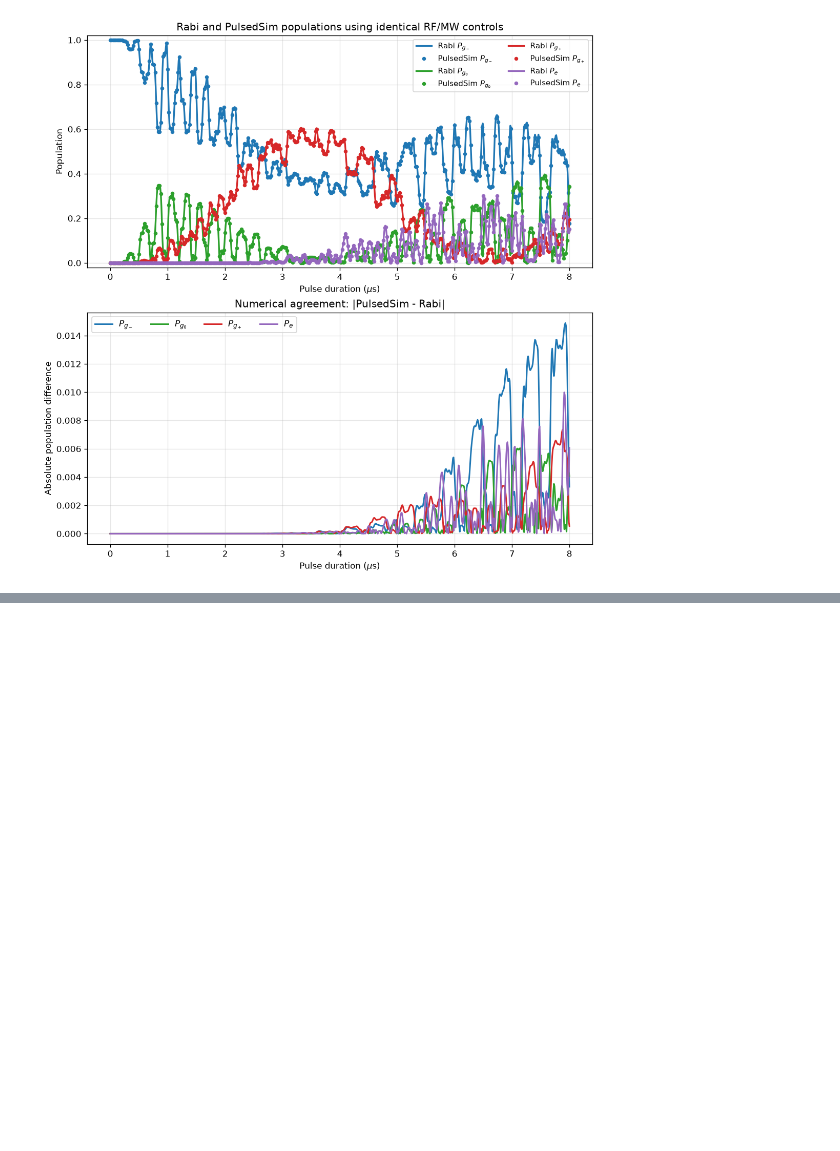
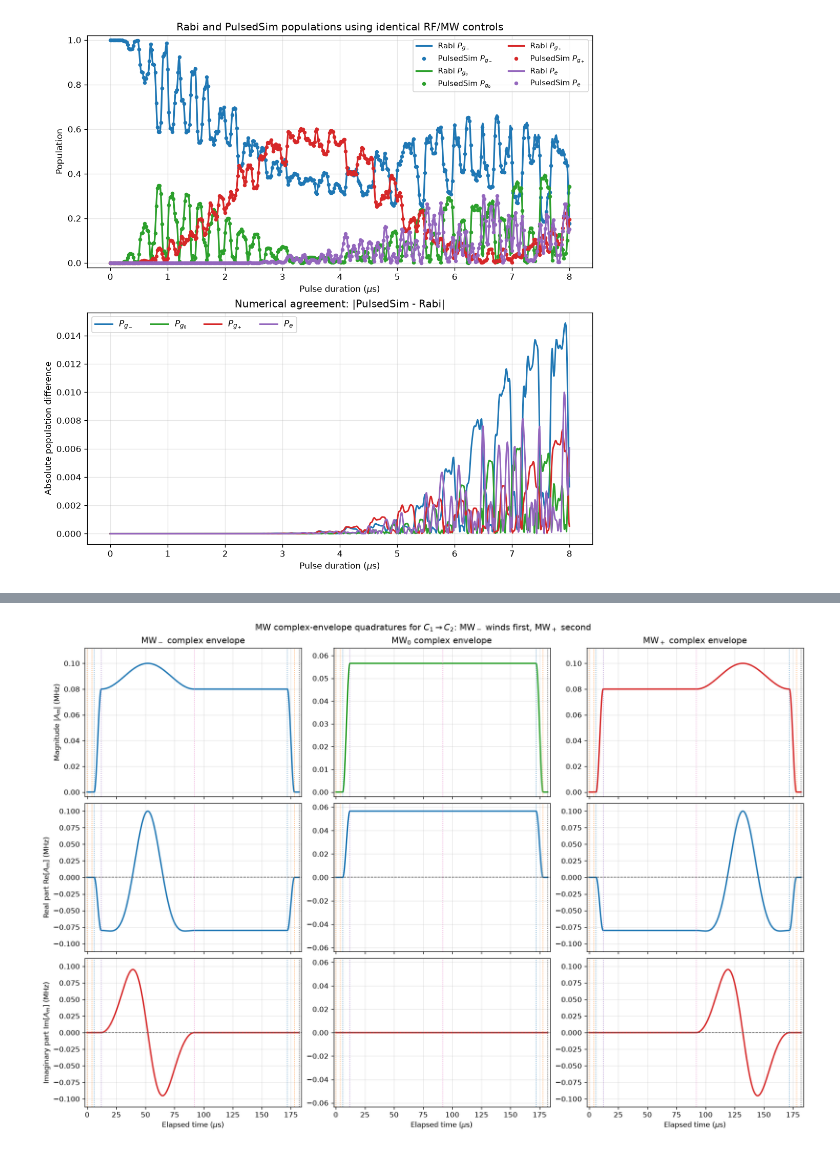
Before and after one commit to hershelweiner/NV-Center-Berry-Phase, a Jupyter notebook: NV_Rabi_Test.ipynb, the cells around one changed output, grey strips where cells are left out. Cells and saved outputs as stored; diff of their text form; code cells hidden in the pictures; blank space fills up the shorter version.

```diff
--- a/NV_Rabi_Test.ipynb
+++ b/NV_Rabi_Test.ipynb
@@ -1287,0 +1373,90 @@ plt.show()
+# %%
+# =============================================================================
+# 7.4 Plot the magnitude, real part, and imaginary part of every MW envelope
+# =============================================================================
+# Each column is one of the three physical MW pulses. Each row is a different
+# view of the SAME complex rotating-frame coefficient:
+#
+#     A_m(t) = Omega_bare_m * envelope_m(t)
+#            = |A_m(t)| exp[-i phi_m(t)].
+#
+# Therefore Re[A_m] is the in-phase (I) component. Im[A_m] is the imaginary
+# component; with this exp(-i phi) convention, hardware Q = -Im[A_m].
+quadrature_times_us = np.linspace(0.0, loop_sequence_duration_us, 2401)
+quadrature_mw_labels = (r"MW$_-$", r"MW$_0$", r"MW$_+$")
+quadrature_mw_colors = ("tab:blue", "tab:green", "tab:red")
+quadrature_loop_orders = (
+    (("C1", "C2"), r"$C_1\rightarrow C_2$: MW$_-$ winds first, MW$_+$ second"),
+    (("C2", "C1"), r"$C_2\rightarrow C_1$: MW$_+$ winds first, MW$_-$ second"),
+)
+quadrature_row_labels = (
+    r"Magnitude $|A_m|$ (MHz)",
+    r"Real part $\mathrm{Re}[A_m]$ (MHz)",
+    r"Imaginary part $\mathrm{Im}[A_m]$ (MHz)",
+)
+mw_quadrature_results = {}
+
+for loop_order, figure_title in quadrature_loop_orders:
+    complex_drives_mhz = np.array([
+        Omega_bare_mhz[leg_index] * np.array([
+            mw_leg_complex_envelope(time_us, loop_order, leg_index)
+            for time_us in quadrature_times_us
+        ])
+        for leg_index in range(3)
+    ])
+    component_rows = (
+        np.abs(complex_drives_mhz),
+        np.real(complex_drives_mhz),
+        np.imag(complex_drives_mhz),
+    )
+    mw_quadrature_results[loop_order] = {
+        "times_us": quadrature_times_us.copy(),
+        "complex_drives_mhz": complex_drives_mhz.copy(),
+        "magnitude_mhz": component_rows[0].copy(),
+        "real_mhz": component_rows[1].copy(),
+        "imaginary_mhz": component_rows[2].copy(),
+    }
+
+    fig, axes = plt.subplots(
+        3, 3, figsize=(15, 10), sharex=True, constrained_layout=True
+    )
+    for leg_index, (leg_label, leg_color) in enumerate(zip(
+        quadrature_mw_labels, quadrature_mw_colors
+    )):
+        amplitude_limit = 1.12 * np.max(np.abs(complex_drives_mhz[leg_index]))
+        for row_index, (row_values, row_label) in enumerate(zip(
+            component_rows, quadrature_row_labels
+        )):
+            ax = axes[row_index, leg_index]
+            color = leg_color if row_index == 0 else (
+                "tab:blue" if row_index == 1 else "tab:red"
+            )
+            ax.plot(quadrature_times_us, row_values[leg_index], color=color, lw=2.0)
+            mark_loop_sequence_events(ax, loop_order, annotate=False)
+            if row_index == 0:
+                ax.set_ylim(-0.03 * amplitude_limit, amplitude_limit)
+                ax.set_title(leg_label + " complex envelope")
+            else:
+                ax.axhline(0.0, color="0.35", ls="--", lw=0.9)
+                ax.set_ylim(-amplitude_limit, amplitude_limit)
+            ax.set_xlim(-2.0, loop_sequence_duration_us + 2.0)
+            if leg_index == 0:
+                ax.set_ylabel(row_label)
+            if row_index == 2:
+                ax.set_xlabel(r"Elapsed time ($\mu$s)")
+
+    fig.suptitle("MW complex-envelope quadratures for " + figure_title)
+    plt.show()
+
+# Numerical checks: all three pulses remain nonzero during the two loop windows,
+# and the plotted real/imaginary components reconstruct each complex envelope.
+loop_mask_for_quadratures = (
+    (quadrature_times_us >= t_loop_1_start_us)
+    & (quadrature_times_us <= t_mw_ramp_down_start_us)
+)
+for result in mw_quadrature_results.values():
+    assert np.all(result["magnitude_mhz"][:, loop_mask_for_quadratures] > 0.0)
+    reconstructed = result["real_mhz"] + 1j * result["imaginary_mhz"]
+    assert np.allclose(reconstructed, result["complex_drives_mhz"], atol=1e-14)
+# %% [output]
+[figure, added]
```
Also changed, not shown: parts of 22 cells of this notebook.
